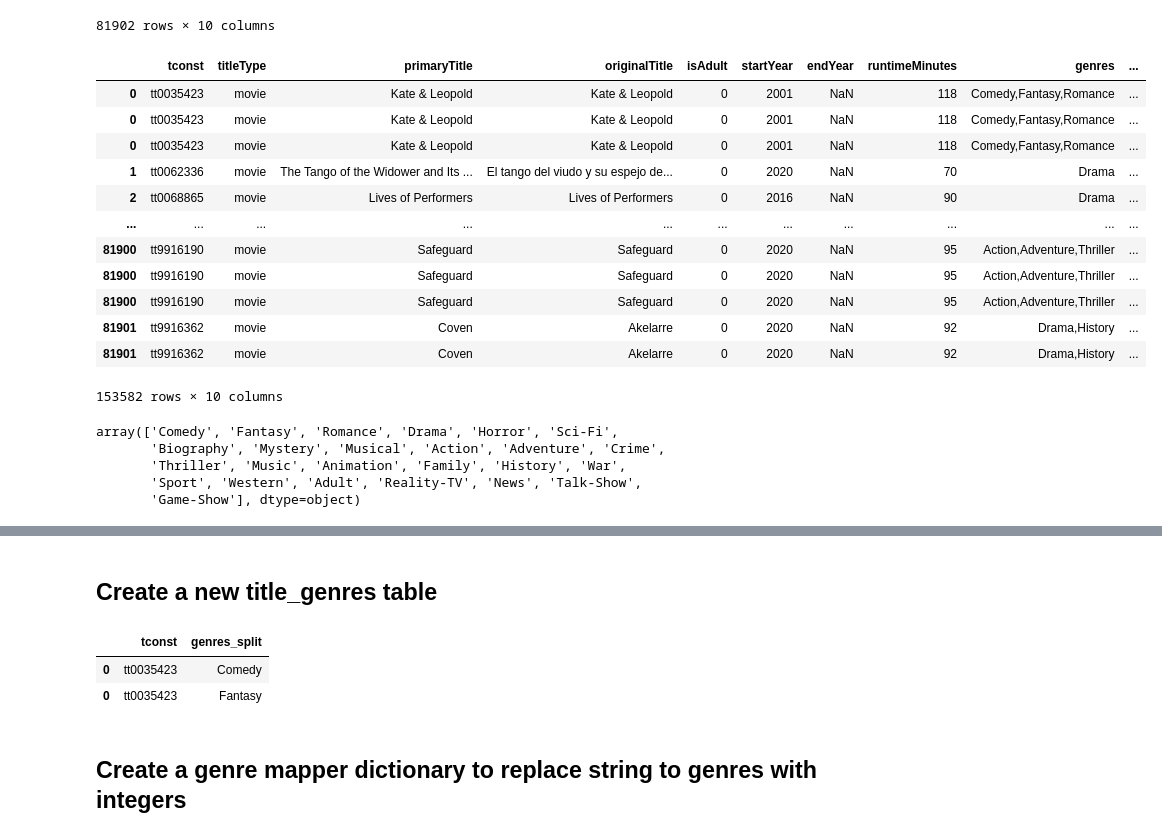
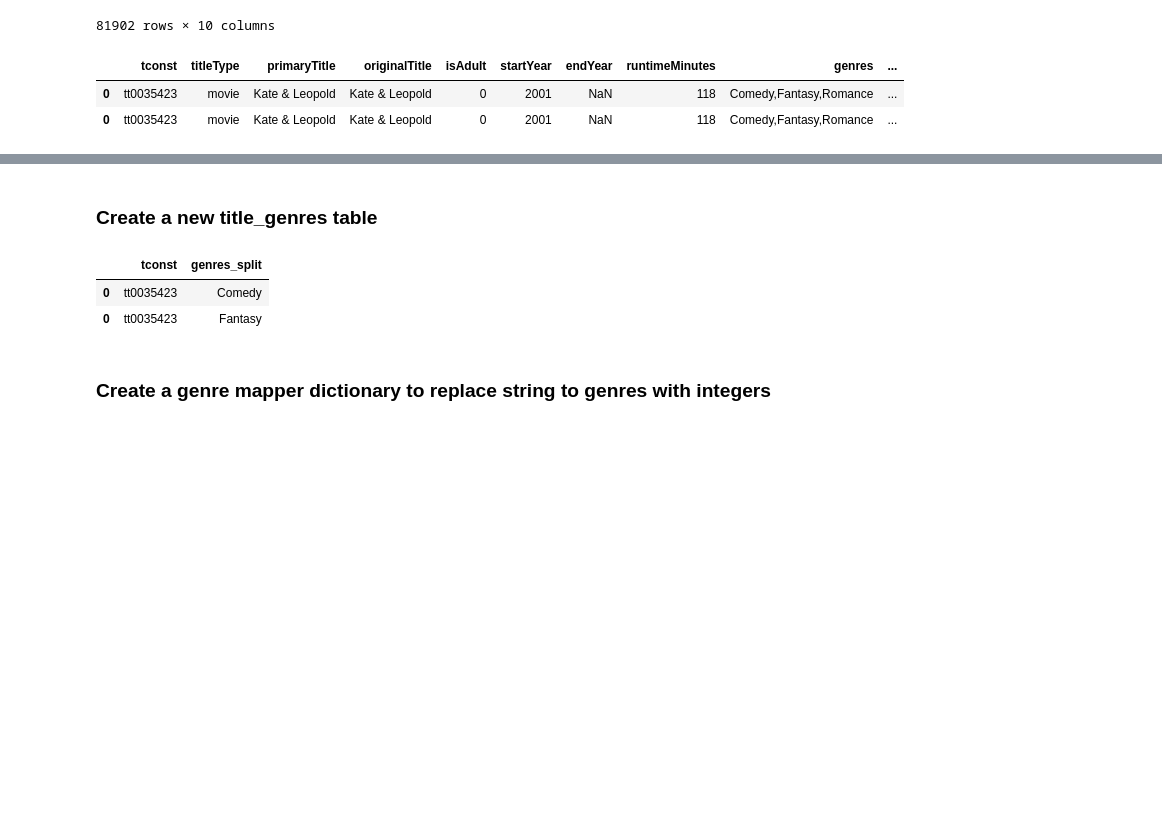
Before and after one commit to patelmedha/IMDB-Movie-Ratings, a Jupyter notebook: Part 3- MySQL Database.ipynb, the cells around one changed output, grey strips where cells are left out. Cells and saved outputs as stored; diff of their text form; code cells hidden in the pictures; blank space fills up the shorter version.

```diff
--- a/Part 3- MySQL Database.ipynb
+++ b/Part 3- MySQL Database.ipynb
@@ -97,33 +81,14 @@ basics
 | 81901 | tt9916362 | movie | Coven | Akelarre | 0 | 2020 | NaN | 92 | Drama,History | ... |
 81902 rows × 10 columns
 # %%
+# Create a new dataframe with a row
+# for each genre a movie belongs to by using .explode
 exploded_genres = basics.explode('genres_split')
-exploded_genres
+exploded_genres.head(2)
 # %% [output]
 |  | tconst | titleType | primaryTitle | originalTitle | isAdult | startYear | endYear | runtimeMinutes | genres | ... |
 | 0 | tt0035423 | movie | Kate & Leopold | Kate & Leopold | 0 | 2001 | NaN | 118 | Comedy,Fantasy,Romance | ... |
 | 0 | tt0035423 | movie | Kate & Leopold | Kate & Leopold | 0 | 2001 | NaN | 118 | Comedy,Fantasy,Romance | ... |
-| 0 | tt0035423 | movie | Kate & Leopold | Kate & Leopold | 0 | 2001 | NaN | 118 | Comedy,Fantasy,Romance | ... |
-| 1 | tt0062336 | movie | The Tango of the Widower and Its ... | El tango del viudo y su espejo de... | 0 | 2020 | NaN | 70 | Drama | ... |
-| 2 | tt0068865 | movie | Lives of Performers | Lives of Performers | 0 | 2016 | NaN | 90 | Drama | ... |
-| ... | ... | ... | ... | ... | ... | ... | ... | ... | ... | ... |
-| 81900 | tt9916190 | movie | Safeguard | Safeguard | 0 | 2020 | NaN | 95 | Action,Adventure,Thriller | ... |
-| 81900 | tt9916190 | movie | Safeguard | Safeguard | 0 | 2020 | NaN | 95 | Action,Adventure,Thriller | ... |
-| 81900 | tt9916190 | movie | Safeguard | Safeguard | 0 | 2020 | NaN | 95 | Action,Adventure,Thriller | ... |
-| 81901 | tt9916362 | movie | Coven | Akelarre | 0 | 2020 | NaN | 92 | Drama,History | ... |
-| 81901 | tt9916362 | movie | Coven | Akelarre | 0 | 2020 | NaN | 92 | Drama,History | ... |
-153582 rows × 10 columns
-# %%
-genres_split = basics['genres'].str.split(",")
-
-unique_genres = genres_split.explode().unique()
-unique_genres
-# %% [output]
-array(['Comedy', 'Fantasy', 'Romance', 'Drama', 'Horror', 'Sci-Fi',
-       'Biography', 'Mystery', 'Musical', 'Action', 'Adventure', 'Crime',
-       'Thriller', 'Music', 'Animation', 'Family', 'History', 'War',
-       'Sport', 'Western', 'Adult', 'Reality-TV', 'News', 'Talk-Show',
-       'Game-Show'], dtype=object)
 # %%
 unique_genres = sorted(exploded_genres['genres_split'].unique())
 unique_genres
@@ -146,7 +111,7 @@ unique_genres
  'War',
  'Western']
 # %% [markdown]
-## Create a new title_genres table
+### Create a new title_genres table
 # %%
 title_genres = exploded_genres[['tconst', 'genres_split']].copy()
 title_genres.head(2)
@@ -155,5 +120,5 @@ title_genres.head(2)
 | 0 | tt0035423 | Comedy |
 | 0 | tt0035423 | Fantasy |
 # %% [markdown]
-## Create a genre mapper dictionary to replace string to genres with integers
+### Create a genre mapper dictionary to replace string to genres with integers
 # %%
```
Also changed, not shown: parts of 61 cells of this notebook.
